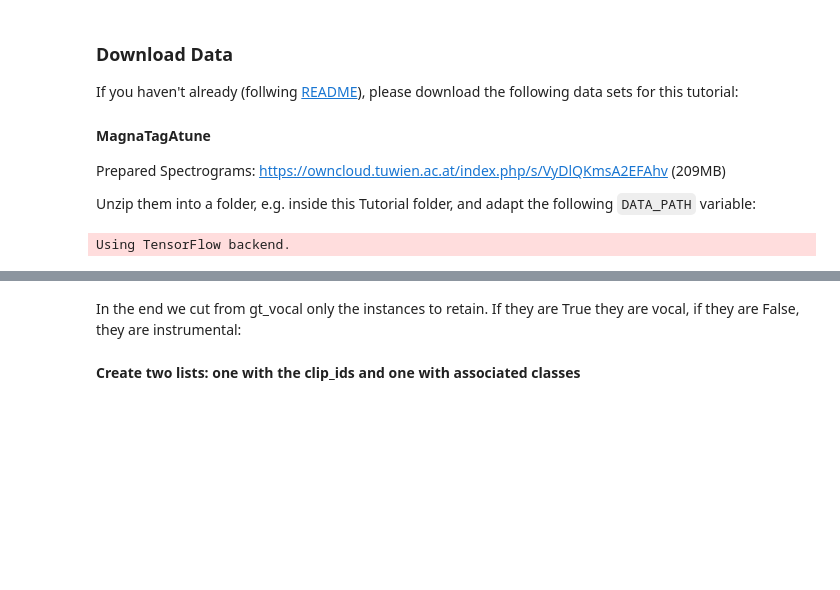
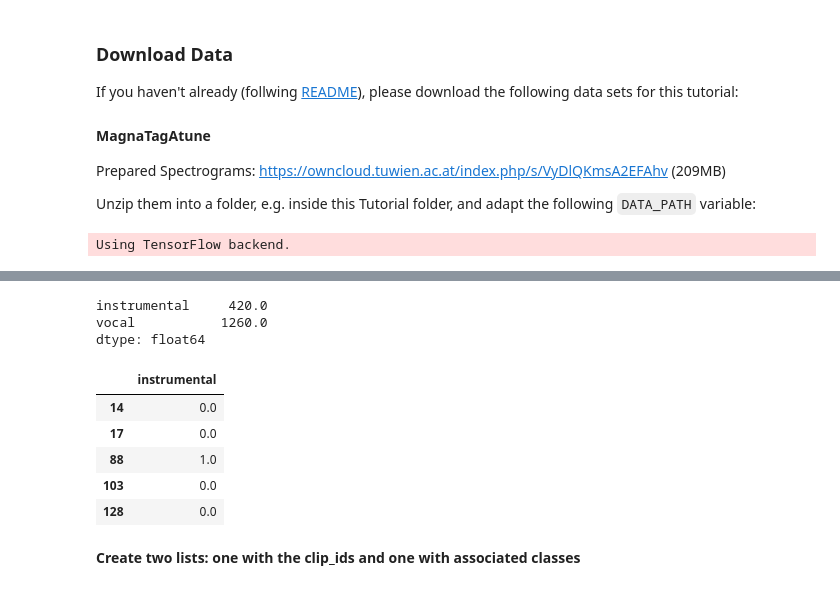
Before and after one commit to slychief/ismir2018_tutorial, a Jupyter notebook: Part_1_Instrumental_Genre_Mood_detection.ipynb, the cells around one changed output, grey strips where cells are left out. Drawn from its saved outputs; the diff is of its cells as text; code cells hidden in the pictures; blank space fills up the shorter version.

```diff
--- a/Part_1_Instrumental_Genre_Mood_detection.ipynb
+++ b/Part_1_Instrumental_Genre_Mood_detection.ipynb
@@ -160,2 +226,0 @@ print("For instrumental vs. vocal, from originally", n_orig, "input examples, we
-# %% [markdown]
-In the end we cut from gt_vocal only the instances to retain. If they are True they are vocal, if they are False, they are instrumental:
@@ -169,2 +227,20 @@ print(str(sum(np.logical_not(gt_final))) + " instrumental tracks")
+# %%
+# class distribution
+metadata[retain].sum()
+# %% [output]
+instrumental     420.0
+vocal           1260.0
+dtype: float64
+# %%
+# reduce metadata to the tracks to retain and keep only the 'instrumental' column (0 = vocal, 1 = instrumental)
+metadata = metadata[retain][['instrumental']]
+metadata.head(5)
+# %% [output]
+|  | instrumental |
+| 14 | 0.0 |
+| 17 | 0.0 |
+| 88 | 1.0 |
+| 103 | 0.0 |
+| 128 | 0.0 |
 # %% [markdown]
 <b>Create two lists: one with the clip_ids and one with associated classes</b>
```
Also changed, not shown: parts of 67 cells of this notebook.
